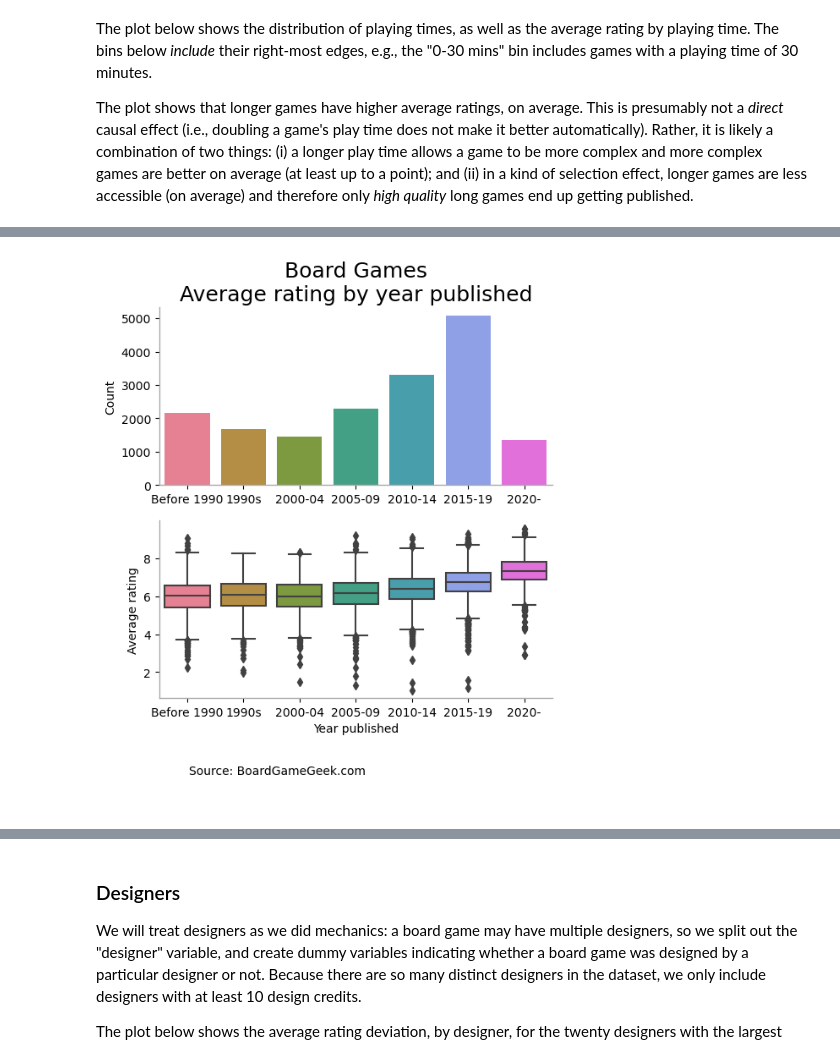
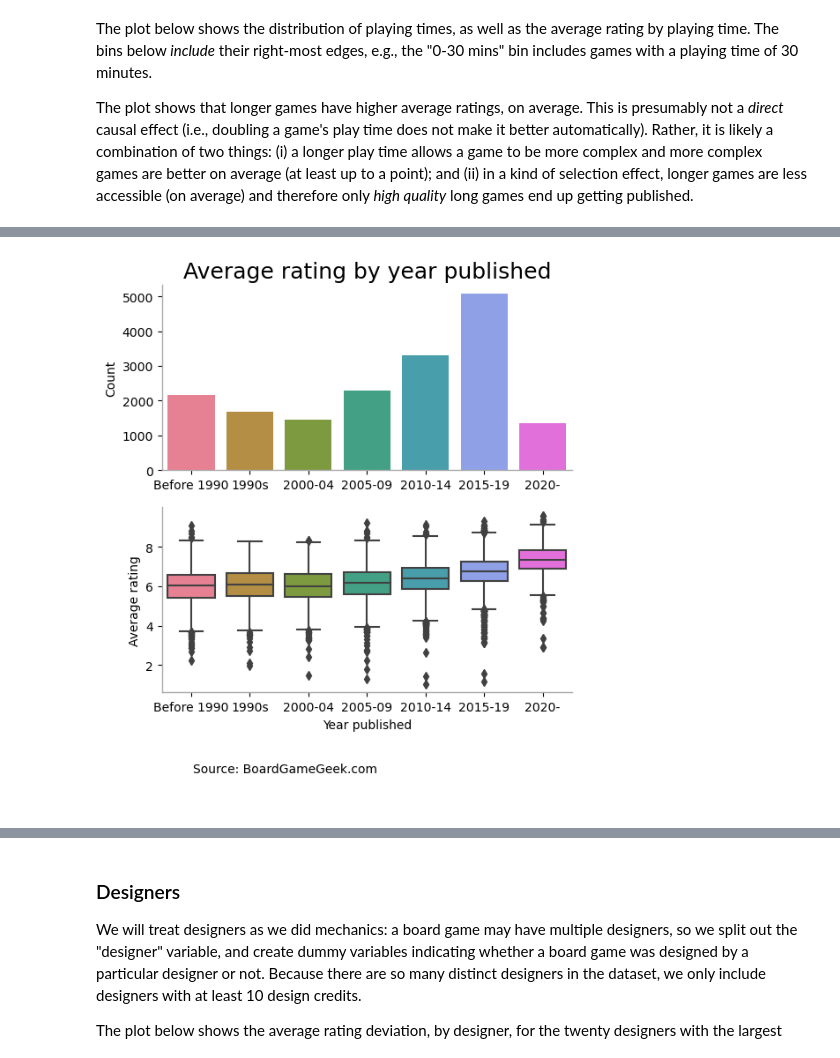
Before and after one commit to jeromematthewcelestine/tidytuesday, a Jupyter notebook: 2023-02-15-boardgames/TidyTuesday - Boardgames.ipynb, the cells around one changed output, grey strips where cells are left out. Cells and saved outputs as stored; diff of their text form; code cells hidden in the pictures.

```diff
--- a/2023-02-15-boardgames/TidyTuesday - Boardgames.ipynb
+++ b/2023-02-15-boardgames/TidyTuesday - Boardgames.ipynb
@@ -245,35 +241,35 @@ with mpl.rc_context({'grid.linestyle': ':',
                     'grid.color': 'lightgray',
                     'axes.spines.bottom': True,
                      'axes.spines.left' : True,
                      'axes.spines.top' : False,
                      'axes.spines.right' : False,
                     'axes.edgecolor': 'darkgray',
                     'axes.linewidth': 1.0,
                     'axes.titlesize': 18,
                     'axes.titlecolor': 'black'}):
     fig, ax = plt.subplots(2, 1, figsize=(6,6))
     ax = ax.flatten()
 
     p1 = sns.countplot(ax = ax[0],
                   data = plot_data,
                   x = "yearpublished_cat",
                   palette = sns.color_palette("husl", 7))
     p2 = sns.boxplot(ax = ax[1],
                      data = plot_data,
                      x = "yearpublished_cat",
                      y = "average",
                      palette = sns.color_palette("husl", 7))
-    temp = p1.set(title = "Board Games\nAverage rating by year published",
+    temp = p1.set(title = "Average rating by year published",
           xlabel = "", ylabel = "Count")
     temp = p2.set(title = "", xlabel = "Year published", ylabel = "Average rating")
 
     footnote_text = f"""
         Source: BoardGameGeek.com
 
         """
     ax[1].annotate(footnote_text, xy = (0.0, -.3), xycoords = "axes fraction", ha = "left", va = "top")
 # %% [output]
-[figure, old version]
+[figure, new version]
 # %% [markdown]
 ### Mechanics, Designers, and Publishers
 
```
Also changed, not shown: parts of 16 cells of this notebook, 9 other files.
